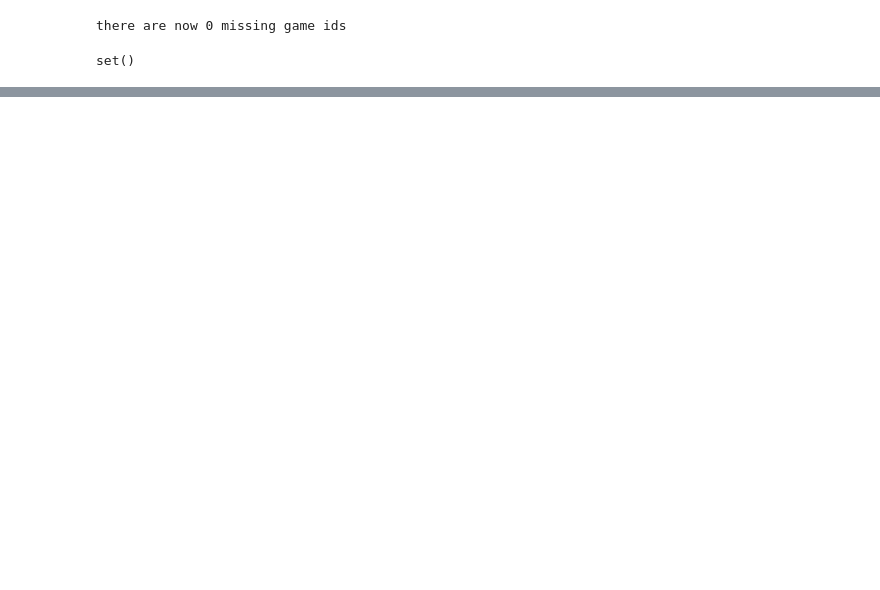
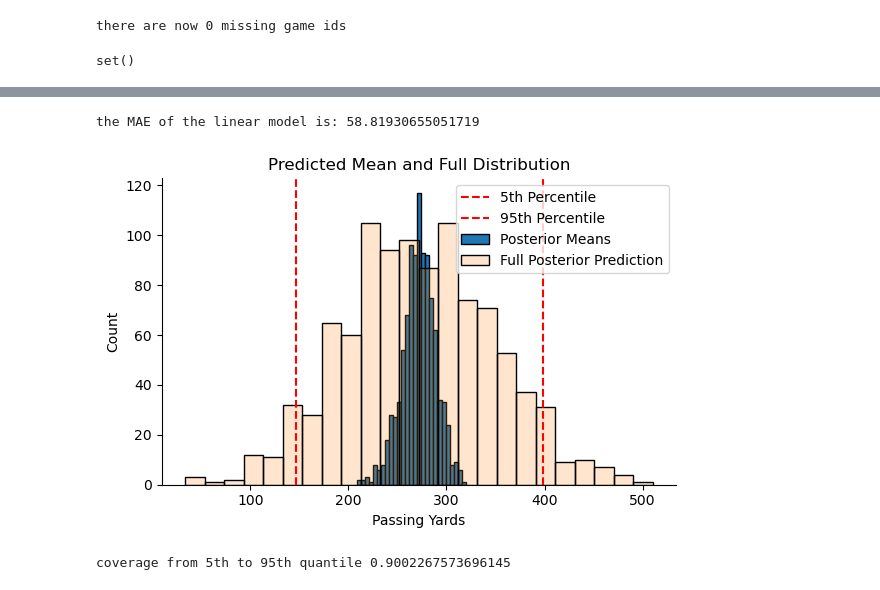
Before and after one commit to yaobviously/nfl_project, a Jupyter notebook: notebooks/quarterback_processing.ipynb, the cells around one changed output, grey strips where cells are left out. Saved outputs shown, nothing was run; the diff lists cells and outputs as text; code cells hidden in the pictures; blank space fills up the shorter version.

Commit message:
updating qb processing, warming up

```diff
--- a/notebooks/quarterback_processing.ipynb
+++ b/notebooks/quarterback_processing.ipynb
@@ -172,0 +239,73 @@ model_params_df.T
+# %%
+# there are two different ways of extracting predictions
+# we can either sample the posterior mean, or we can
+# sample from the pps, or the posterior predictive distribution
+
+X_test_posterior = (
+    model.predict(
+        results,
+        data=X_test,
+        sample_new_groups=True,
+        inplace=False)
+)
+
+predictions = X_test_posterior.posterior['passing_yards_mean'][0]
+X_test['preds'] = pd.DataFrame(predictions).mean().values
+
+print("the MAE of the linear model is:", mean_absolute_error(y_test, X_test['preds']))
+# %% [output]
+the MAE of the linear model is: 58.81930655051719
+# %%
+# getting the posterior predictive distributions. these include
+# all of the parameter uncertainty along with the uncertainty
+# from the data generating process. in other words, we generate predictions
+# by samplin the posterior for a specific set of data
+
+X_test_posterior_predictive = (
+    model.predict(
+        results,
+        kind='pps',
+        data=X_test,
+        sample_new_groups=True,
+        inplace=False)
+)
+
+pps_predictions = X_test_posterior_predictive.posterior_predictive['passing_yards'][0]
+# %%
+GAME_NUM = 444
+
+game_mean = pd.DataFrame(predictions)[GAME_NUM]
+game_pps = pd.DataFrame(pps_predictions)[GAME_NUM]
+
+fifth = game_pps.quantile(0.05)
+ninetyfifth = game_pps.quantile(0.95)
+
+fig, ax = plt.subplots(figsize=(6,4))
+
+ax.spines['right'].set_visible(False)
+ax.spines['top'].set_visible(False)
+
+sns.histplot(game_mean, label="Posterior Means", alpha=1)
+sns.histplot(game_pps, label="Full Posterior Prediction", alpha=0.2)
+
+plt.axvline(fifth, color='r', linestyle='--', label="5th Percentile")
+plt.axvline(ninetyfifth, color='r', linestyle='--', label="95th Percentile")
+
+plt.title("Predicted Mean and Full Distribution")
+plt.xlabel("Passing Yards")
+plt.legend()
+plt.tight_layout()
+plt.show()
+# %% [output]
+[figure, added]
+# %%
+X_test['90th'] = pd.DataFrame(pps_predictions).quantile(0.9).values
+X_test['95th'] = pd.DataFrame(pps_predictions).quantile(0.95).values
+X_test['10th'] = pd.DataFrame(pps_predictions).quantile(0.1).values
+X_test['5th'] = pd.DataFrame(pps_predictions).quantile(0.05).values
+
+print("coverage from 5th to 95th quantile",
+      X_test[X_test['passing_yards'].between(X_test['5th'], X_test['95th'])].shape[0] / X_test.shape[0]
+     )
+# %% [output]
+coverage from 5th to 95th quantile 0.9002267573696145
```
Also changed, not shown: parts of 17 cells of this notebook, 1 other file.
